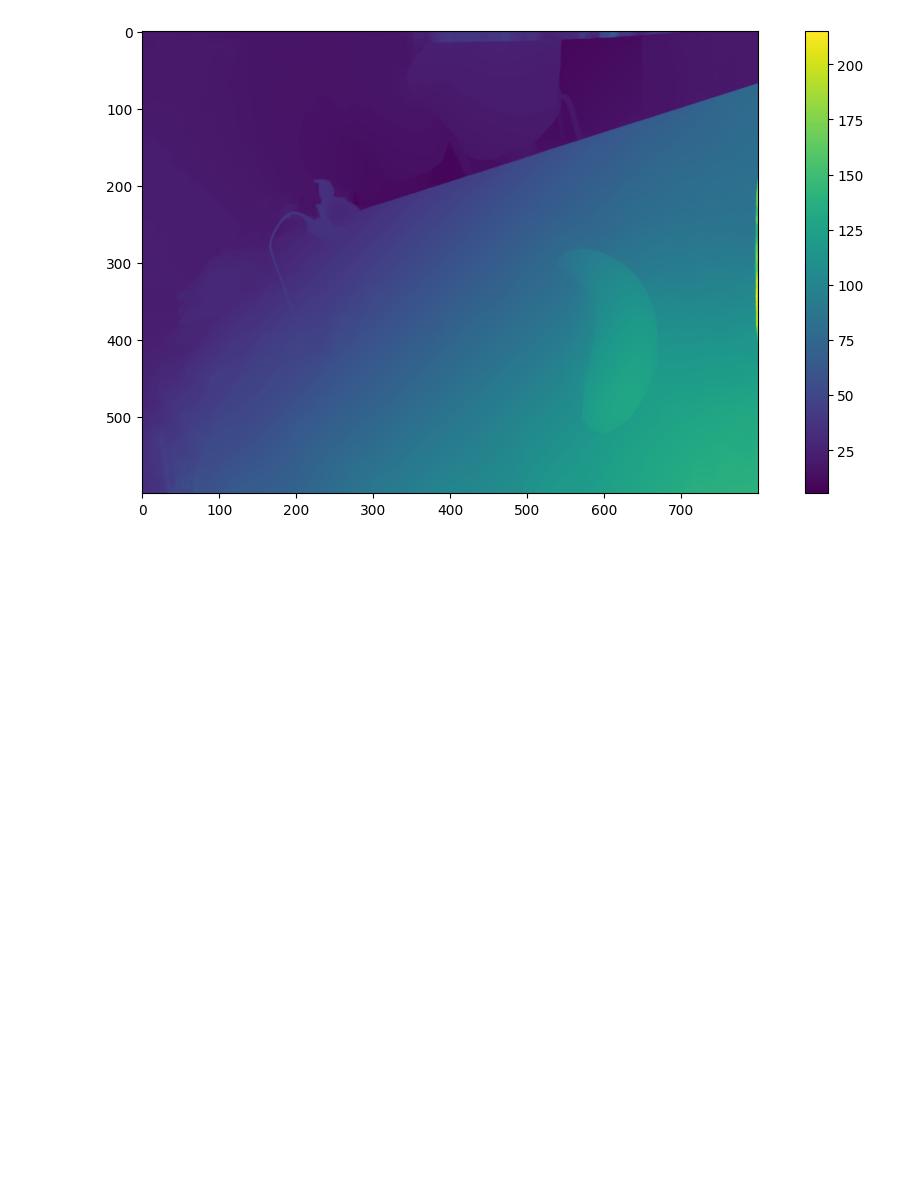
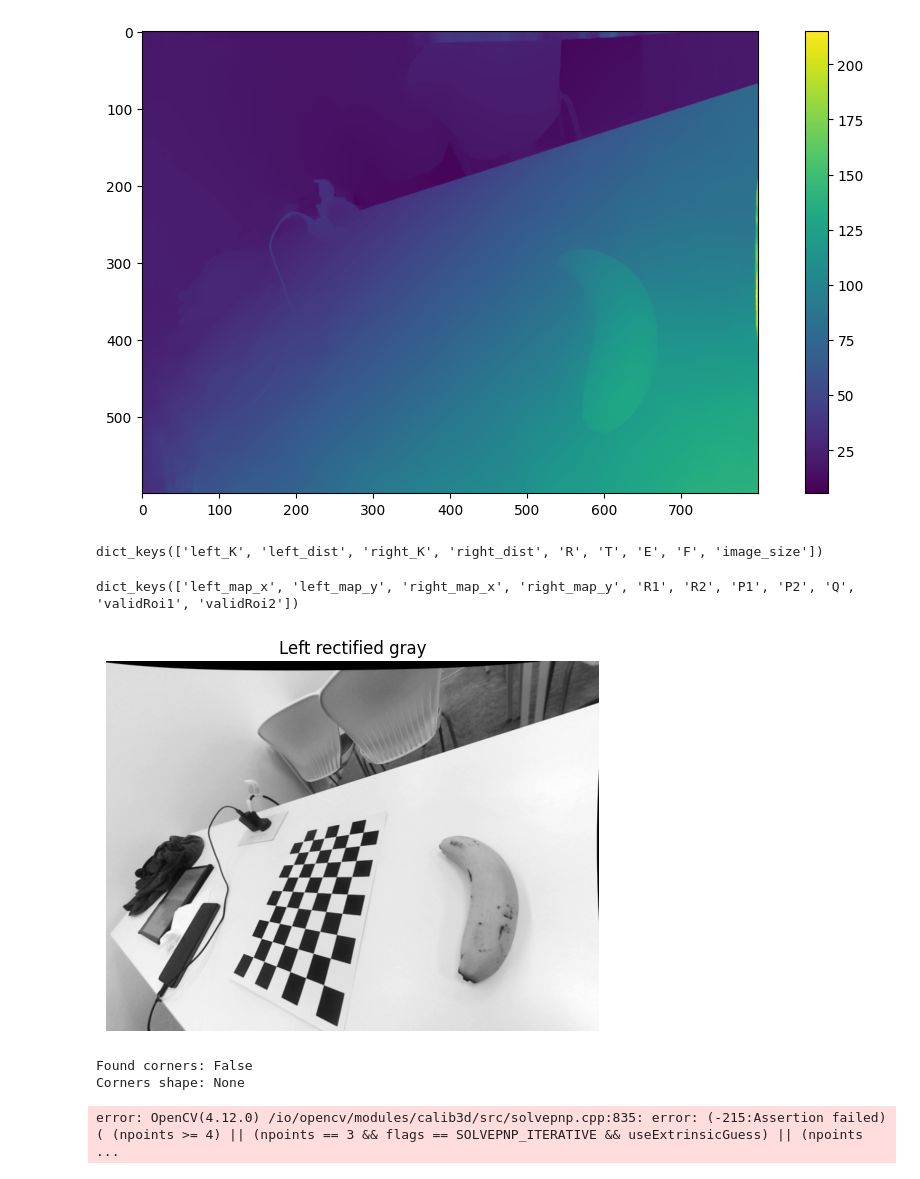
Before and after one commit to NazaGonella/tp2_reconstruccion_3d, a Jupyter notebook: rectificacion.ipynb, the cells around one changed output. Drawn from its saved outputs; the diff is of its cells as text; code cells hidden in the pictures; blank space fills up the shorter version.

Commit message:
intentandoIncorporarCodigoConsigna

```diff
--- a/rectificacion.ipynb
+++ b/rectificacion.ipynb
@@ -246,3 +246,43 @@ plt.show()
 # %% [output]
 models/crestereo_combined_iter5_720x1280.onnx
 [figure]
+# %%
+with open("./data/stereo_calibration.pkl", "rb") as f:
+    calib = pickle.load(f)
+print(calib.keys())
+# %% [output]
+dict_keys(['left_K', 'left_dist', 'right_K', 'right_dist', 'R', 'T', 'E', 'F', 'image_size'])
+# %%
+with open("./data/stereo_maps.pkl", "rb") as f:
+    calib = pickle.load(f)
+print(calib.keys())
+# %% [output]
+dict_keys(['left_map_x', 'left_map_y', 'right_map_x', 'right_map_y', 'R1', 'R2', 'P1', 'P2', 'Q', 'validRoi1', 'validRoi2'])
+# %%
+# copypaste del pdf consigna, seccion 5
+
+import calib
+checkerboard=(9,5)
+cuadradito_size_mm=20
+left_rectified_gray=cv2.cvtColor(left_rectified,cv2.COLOR_RGB2GRAY)
+left_rectified_gray = left_rectified_gray.astype(np.uint8)
+
+plt.imshow(left_rectified_gray,cmap='gray')
+plt.title("Left rectified gray")
+plt.axis("off")
+plt.show()
+
+left_found,left_corners=calib.detect_board(checkerboard,left_rectified_gray)
+
+print(f"Found corners: {left_found}")
+print(f"Corners shape: {left_corners}")
+
+object_3dpoints=calib.board_points(checkerboard)
+object_3dpoints_mm=object_3dpoints*cuadradito_size_mm
+
+ret,rvec,tvec=cv2.solvePnP(object_3dpoints_mm,left_corners,K1,dist1,flags=cv2.SOLVEPNP_IPPE)
+# %% [output]
+[figure, added]
+Found corners: False
+Corners shape: None
+error: OpenCV(4.12.0) /io/opencv/modules/calib3d/src/solvepnp.cpp:835: error: (-215:Assertion failed) ( (npoints >= 4) || (npoints == 3 && flags == SOLVEPNP_ITERATIVE && useExtrinsicGuess) || (npoints ...
```
Also changed, not shown: 1 other file.
